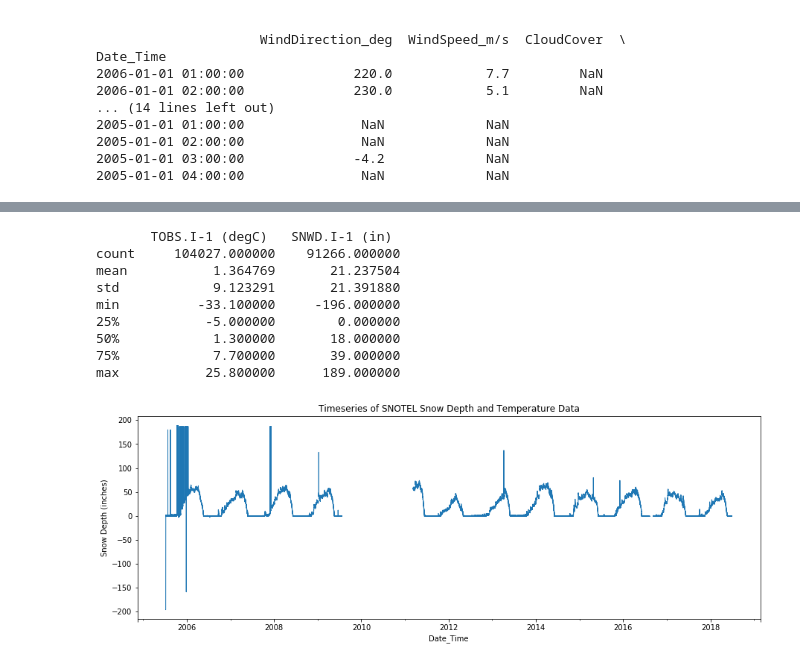
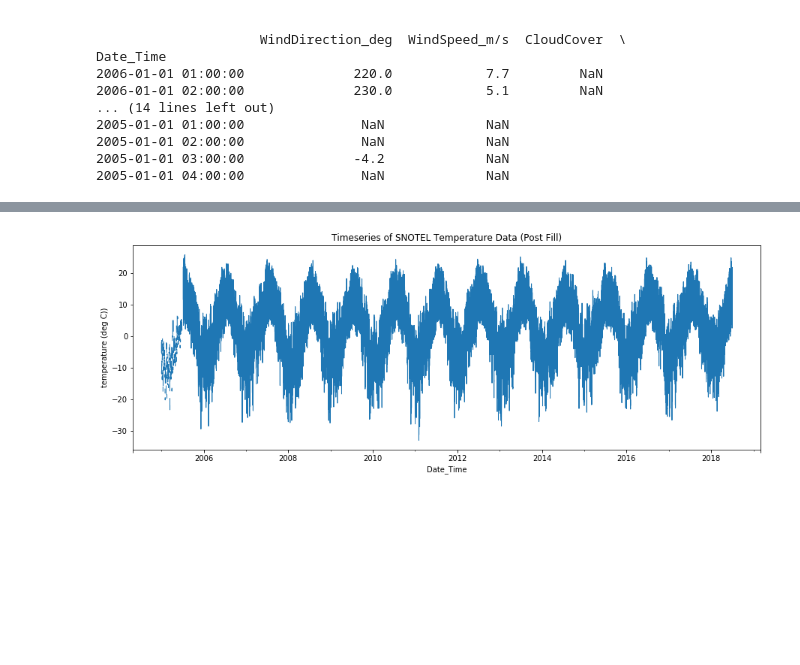
Before and after one commit to dustinrapp/Capstone_Springboard_Intermediate_Python, a Jupyter notebook: Statistics Project.ipynb, the cells around one changed output, grey strips where cells are left out. Drawn from its saved outputs; the diff is of its cells as text; code cells hidden in the pictures; blank space fills up the shorter version.

```diff
--- a/Statistics Project.ipynb
+++ b/Statistics Project.ipynb
@@ -104,35 +185,24 @@ Text(0,0.5,'Snow Depth (inches)')
 # %%
-print(snotel_df.describe())
-
 #years = ['2005', '2006', '2007', '2008', '2009', '2010', '2011', '2012', '2013', '2014', '2015', '2016', '2017']
 
 #for j in years:
 plt.figure(figsize=(15,5))
 
-ax1 = snotel_df['SNWD.I-1 (in) '].plot(use_index=True, linewidth=1)
+ax1 = snotel_filled_df['TOBS.I-1 (degC) '].plot(use_index=True, linewidth=1)
 ax1.set_ylabel("Date")
-ax1.set_ylabel("Snow Depth (inches)")
-ax1.set_title("Timeseries of SNOTEL Snow Depth and Temperature Data")
+ax1.set_ylabel("temperature (deg C))")
+ax1.set_title("Timeseries of SNOTEL Temperature Data (Post Fill)")
 
 #ax2 = snotel_df['TOBS.I-1 (degC) '].plot(use_index=True, secondary_y = True, marker='.', markersize = 0.25)
 #ax2.set_ylabel("Observed Temperature (deg C)", rotation = -90)
 
 #Create legend
 #h1, l1 = ax1.get_legend_handles_labels()
 #h2, l2 = ax2.get_legend_handles_labels()
 #ax1.legend(h1+h2, l1+l2, loc=2)
 
 #    plt.savefig('SNWD_TOBS_'+ '%04s' % (j) +'.png')
 
 plt.show()
 # %% [output]
-       TOBS.I-1 (degC)   SNWD.I-1 (in)
-count     104027.000000    91266.000000
-mean           1.364769       21.237504
-std            9.123291       21.391880
-min          -33.100000     -196.000000
-25%           -5.000000        0.000000
-50%            1.300000       18.000000
-75%            7.700000       39.000000
-max           25.800000      189.000000
-[figure, old version]
+[figure, new version]
```
Also changed, not shown: parts of 28 cells of this notebook.
